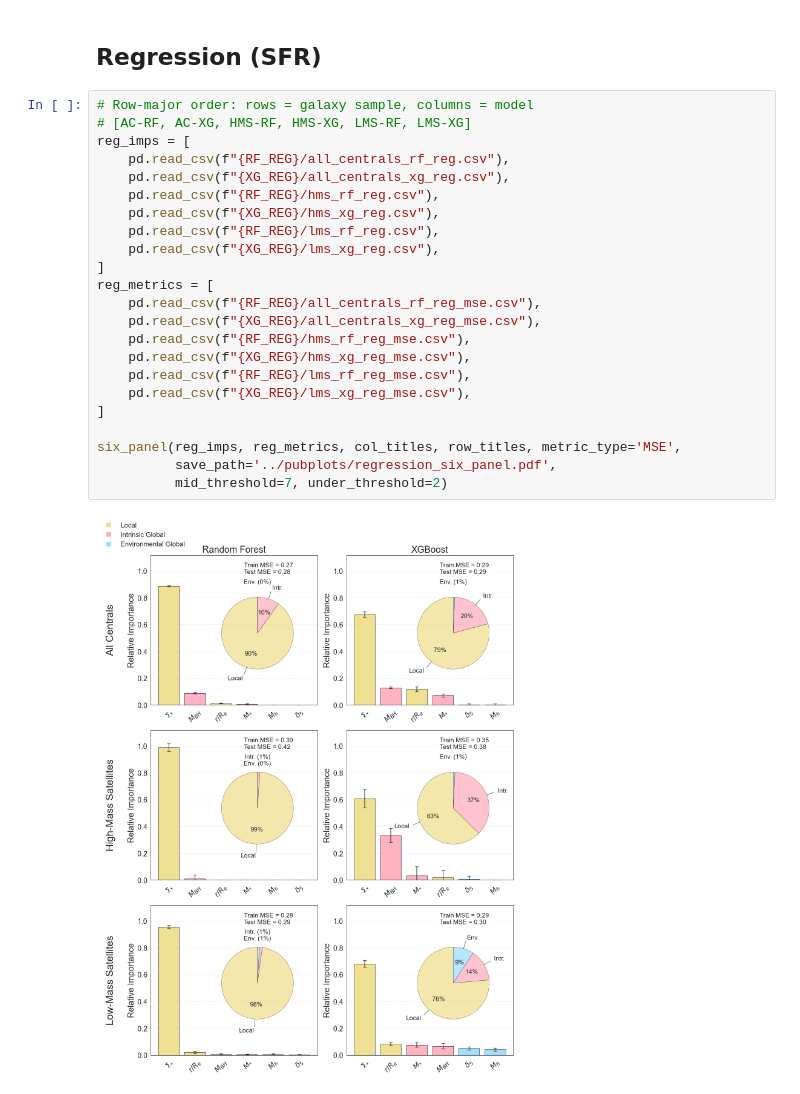
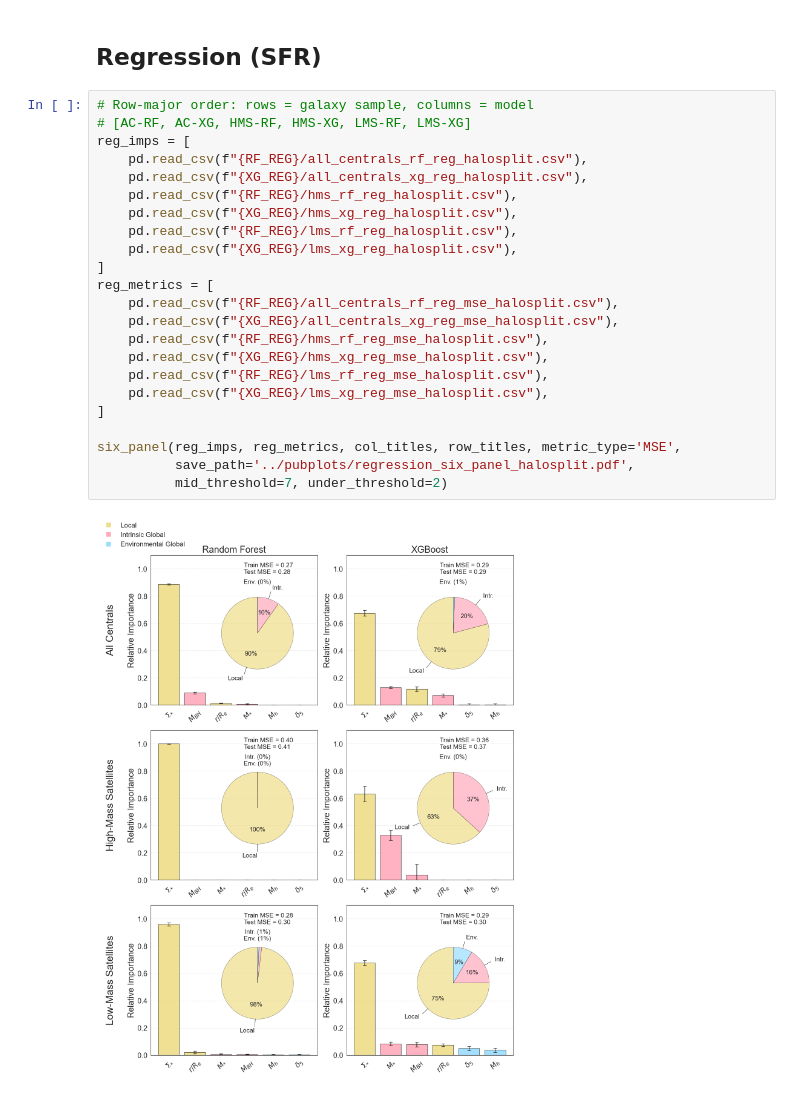
Before and after one commit to bryannemcd/tng_quenching_ml, a Jupyter notebook: pubplots/combined_pubfigs_halosplit.ipynb, the cells around one changed output. Drawn from its saved outputs; the diff is of its cells as text.

Commit message:
regression split by halo

```diff
--- a/pubplots/combined_pubfigs_halosplit.ipynb
+++ b/pubplots/combined_pubfigs_halosplit.ipynb
@@ -328,25 +328,25 @@ two_panel_rf_classification(
 # %%
 # Row-major order: rows = galaxy sample, columns = model
 # [AC-RF, AC-XG, HMS-RF, HMS-XG, LMS-RF, LMS-XG]
 reg_imps = [
-    pd.read_csv(f"{RF_REG}/all_centrals_rf_reg.csv"),
-    pd.read_csv(f"{XG_REG}/all_centrals_xg_reg.csv"),
-    pd.read_csv(f"{RF_REG}/hms_rf_reg.csv"),
-    pd.read_csv(f"{XG_REG}/hms_xg_reg.csv"),
-    pd.read_csv(f"{RF_REG}/lms_rf_reg.csv"),
-    pd.read_csv(f"{XG_REG}/lms_xg_reg.csv"),
+    pd.read_csv(f"{RF_REG}/all_centrals_rf_reg_halosplit.csv"),
+    pd.read_csv(f"{XG_REG}/all_centrals_xg_reg_halosplit.csv"),
+    pd.read_csv(f"{RF_REG}/hms_rf_reg_halosplit.csv"),
+    pd.read_csv(f"{XG_REG}/hms_xg_reg_halosplit.csv"),
+    pd.read_csv(f"{RF_REG}/lms_rf_reg_halosplit.csv"),
+    pd.read_csv(f"{XG_REG}/lms_xg_reg_halosplit.csv"),
 ]
 reg_metrics = [
-    pd.read_csv(f"{RF_REG}/all_centrals_rf_reg_mse.csv"),
-    pd.read_csv(f"{XG_REG}/all_centrals_xg_reg_mse.csv"),
-    pd.read_csv(f"{RF_REG}/hms_rf_reg_mse.csv"),
-    pd.read_csv(f"{XG_REG}/hms_xg_reg_mse.csv"),
-    pd.read_csv(f"{RF_REG}/lms_rf_reg_mse.csv"),
-    pd.read_csv(f"{XG_REG}/lms_xg_reg_mse.csv"),
+    pd.read_csv(f"{RF_REG}/all_centrals_rf_reg_mse_halosplit.csv"),
+    pd.read_csv(f"{XG_REG}/all_centrals_xg_reg_mse_halosplit.csv"),
+    pd.read_csv(f"{RF_REG}/hms_rf_reg_mse_halosplit.csv"),
+    pd.read_csv(f"{XG_REG}/hms_xg_reg_mse_halosplit.csv"),
+    pd.read_csv(f"{RF_REG}/lms_rf_reg_mse_halosplit.csv"),
+    pd.read_csv(f"{XG_REG}/lms_xg_reg_mse_halosplit.csv"),
 ]
 
 six_panel(reg_imps, reg_metrics, col_titles, row_titles, metric_type='MSE',
-          save_path='../pubplots/regression_six_panel.pdf',
+          save_path='../pubplots/regression_six_panel_halosplit.pdf',
           mid_threshold=7, under_threshold=2)
 # %% [output]
-[figure, old version]
+[figure, new version]
```
Also changed, not shown: parts of 1 cell of this notebook, 21 other files.
